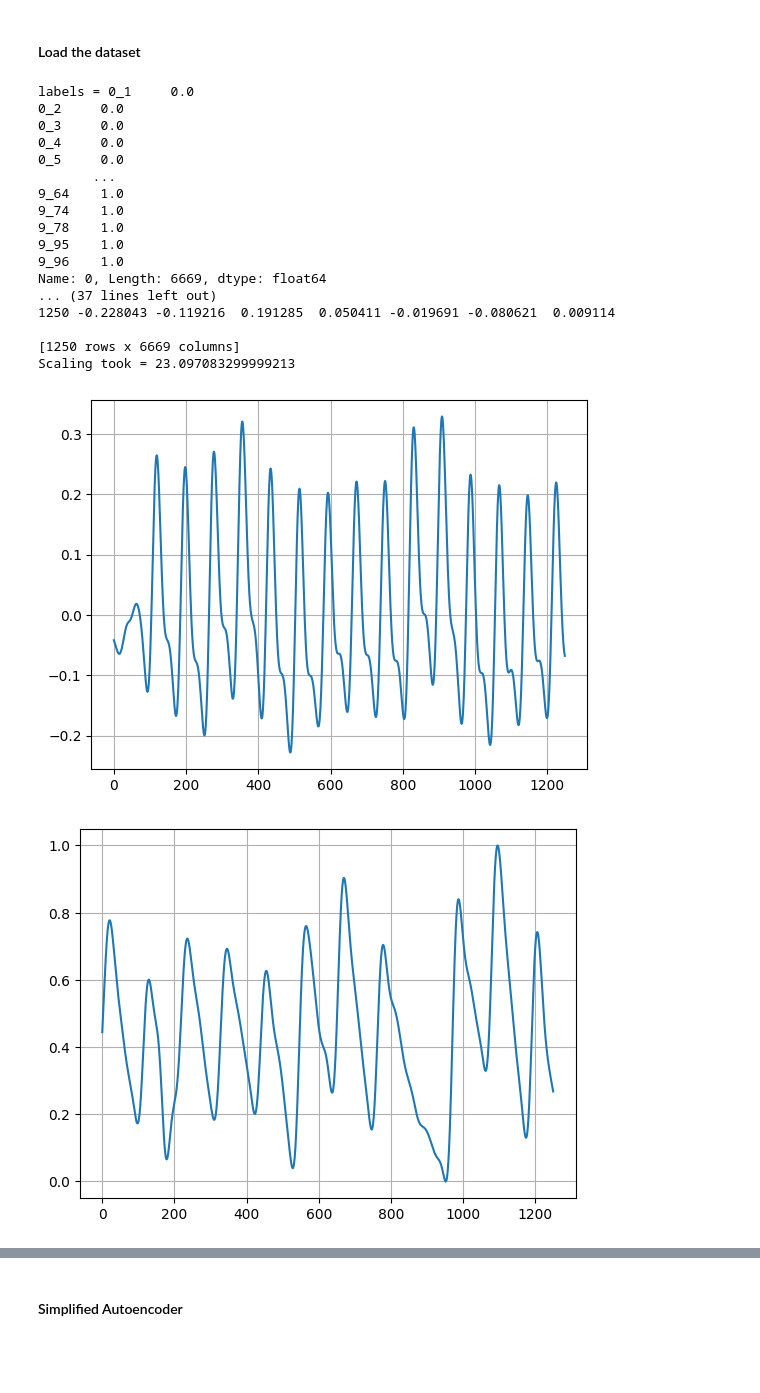
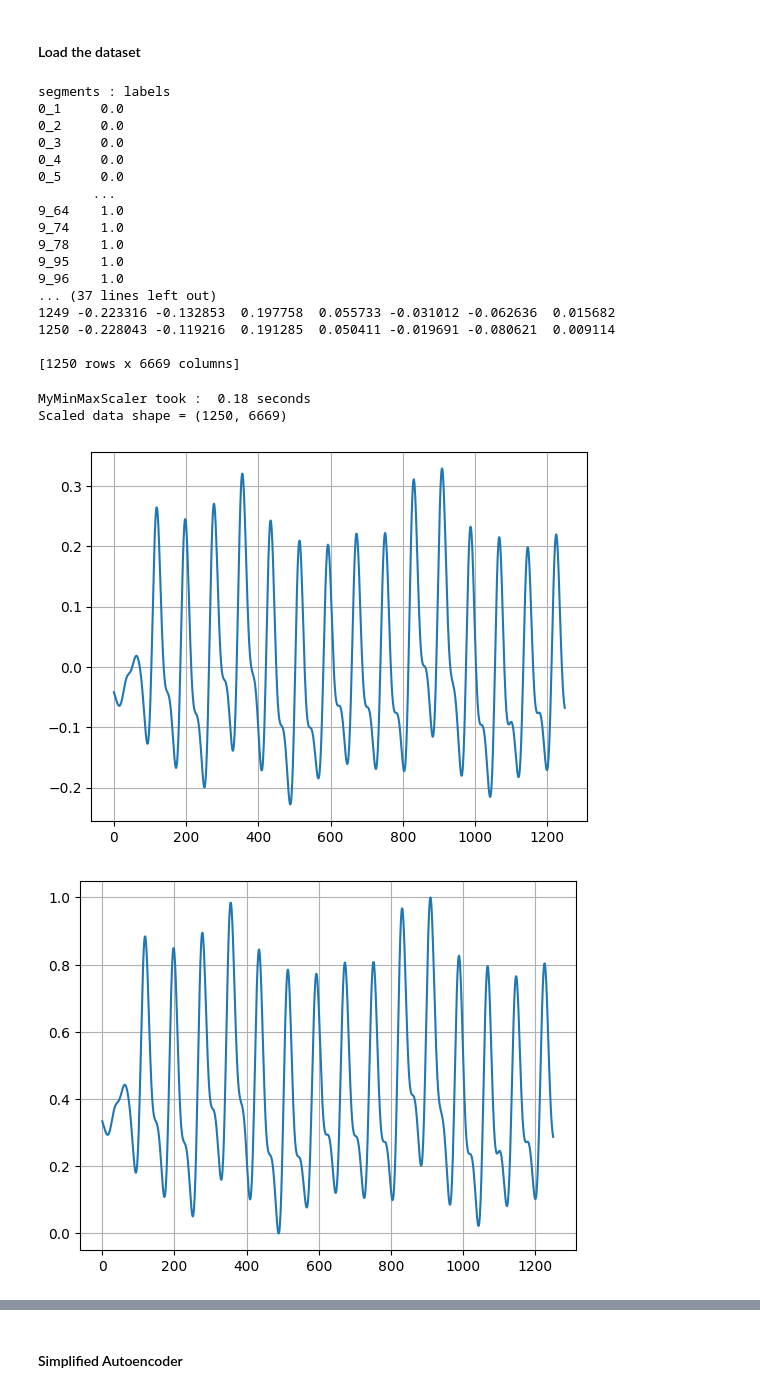
Before and after one commit to archana-9430/Final-year-project-Biomedical-Signal-Analysis, a Jupyter notebook: assests/Code/Autoencoder_final.ipynb, the cells around one changed output, grey strips where cells are left out. Cells and saved outputs as stored; diff of their text form; code cells hidden in the pictures; blank space fills up the shorter version.

```diff
--- a/assests/Code/Autoencoder_final.ipynb
+++ b/assests/Code/Autoencoder_final.ipynb
@@ -46,49 +83,49 @@ def MyMinMaxScaler(dataframe):
 # %% [markdown]
 #### Load the dataset
+# %%
+annotated_data = pd.read_csv(intra_annotated_file)
+labels = annotated_data.iloc[0] # this will exract the annotation 2nd row
+print(f"segments : labels \n{labels}")
+raw_segments = (annotated_data.iloc[1 : , ])
+print(f"raw_data = {raw_segments}")
+
+assert not np.any(np.isnan(raw_segments))
+# %% [output]
+segments : labels
+0_1     0.0
+0_2     0.0
+0_3     0.0
+0_4     0.0
+0_5     0.0
+       ...
+9_64    1.0
+9_74    1.0
+9_78    1.0
+9_95    1.0
+9_96    1.0
+... (37 lines left out)
+1249 -0.223316 -0.132853  0.197758  0.055733 -0.031012 -0.062636  0.015682
+1250 -0.228043 -0.119216  0.191285  0.050411 -0.019691 -0.080621  0.009114
+
+[1250 rows x 6669 columns]
 # %%
-rand_state = 54
-test_fraction = 0.1
+# %%timeit
 
-annotated_data = pd.read_csv(intra_annotated_file)
-labels = annotated_data.iloc[0] # this will exract the annotation 2nd row
-print(f"labels = {labels}")
-raw_segments = (annotated_data.iloc[1 : , ])
-print(f"raw_data = {raw_segments}")
-assert not np.any(np.isnan(raw_segments))
-
-import time
-# scale data
-start_scaling = time.perf_counter()
-scaled_data = MyMinMaxScaler(raw_segments)
-end_scaling = time.perf_counter()
-print(f"Scaling took = {end_scaling - start_scaling}")
+scaled_data = MyMinMaxScaler(raw_segments).values
+print(f"Scaled data shape = {scaled_data.shape}")
 plot_signal(range(len(raw_segments["0_1"])) , raw_segments["0_1"])
+plot_signal(range(len(scaled_data[ : , 0])) , scaled_data[ : , 0])
 
 # split the dataset using test_train_split() function
-x_train, x_test, y_train, y_test = train_test_split(scaled_data , labels, test_size = test_fraction, random_state = rand_state, stratify = labels)
+x_train, x_test, y_train, y_test = train_test_split(scaled_data.T , labels, test_size = test_fraction, random_state = rand_state, stratify = labels)
 
 plot_signal(range(len(x_train[0])) , x_train[0])
 
 print(f"scaled_data = \n{scaled_data}")
 
-assert not np.any(np.isnan(scaled_data))
+assert not np.any(np.isnan(scaled_data)) , "There are nan values in scaled Data"
 # %% [output]
-labels = 0_1     0.0
-0_2     0.0
-0_3     0.0
-0_4     0.0
-0_5     0.0
-       ...
-9_64    1.0
-9_74    1.0
-9_78    1.0
-9_95    1.0
-9_96    1.0
-Name: 0, Length: 6669, dtype: float64
-... (37 lines left out)
-1250 -0.228043 -0.119216  0.191285  0.050411 -0.019691 -0.080621  0.009114
-
-[1250 rows x 6669 columns]
-Scaling took = 23.097083299999213
+MyMinMaxScaler took :  0.18 seconds
+Scaled data shape = (1250, 6669)
 [figure]
-[figure, old version]
+[figure, new version]
```
Also changed, not shown: parts of 21 cells of this notebook, 4 other files.
